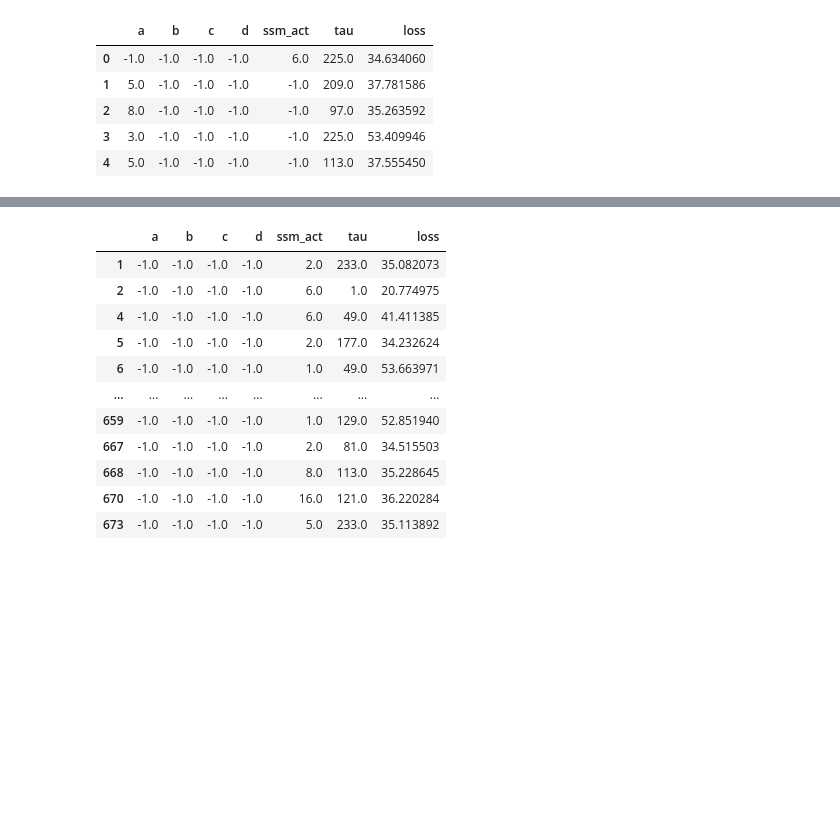
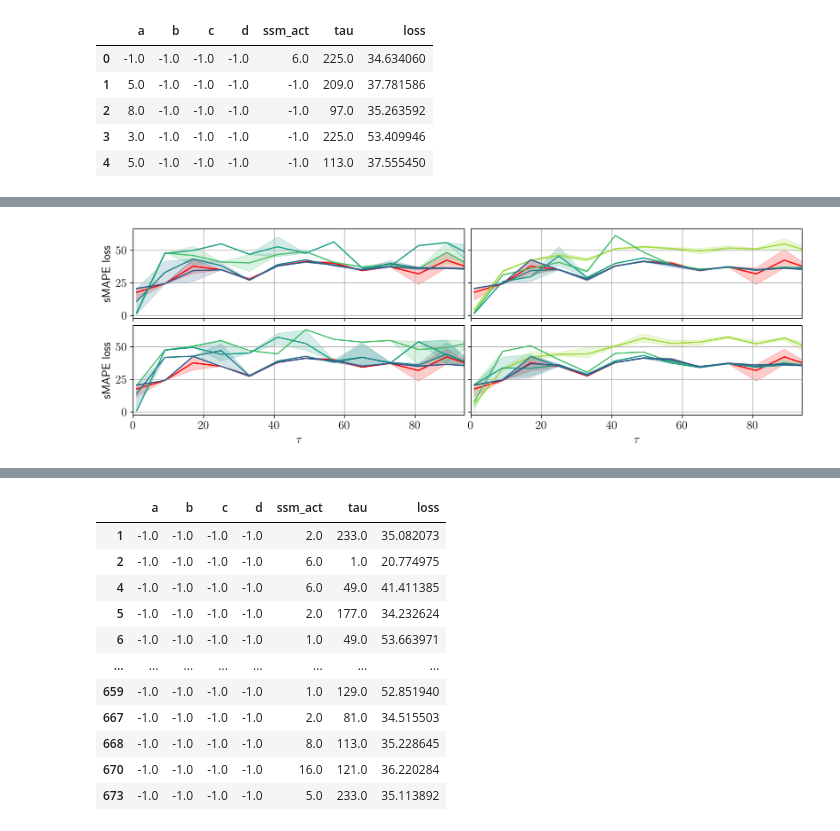
Before and after one commit to kmheckel/Q-S5, a Jupyter notebook: experiments/mackey_glass_plot.ipynb, the cells around one changed output, grey strips where cells are left out. Saved outputs shown, nothing was run; the diff lists cells and outputs as text; code cells hidden in the pictures; blank space fills up the shorter version.

```diff
--- a/experiments/mackey_glass_plot.ipynb
+++ b/experiments/mackey_glass_plot.ipynb
@@ -71,3 +43,61 @@ Text(0, 0.5, 'sMAPE loss')
+# %%
+plt.rcParams.update({
+    "text.usetex": True,
+    "font.family": "sans-serif",
+    "font.sans-serif": "CMU Sans Serif",
+    "font.size": 14
+})
+
+order = [-1, 1, 2, 4, 8, 16]
+# palette = list(sns.color_palette("rocket", 10))
+palette = sns.color_palette("viridis_r", len(order))
+palette = ["red"] + palette[:-1]
+labels = ["fp32"] + order
+f, ((a1, a2), (a3, a4)) = plt.subplots(2, 2, figsize=(12, 4), dpi=300, sharey=True, sharex=True)
+
+# Plot 1: Everything quantized
+ax = a1
+df_all = df[(df["a"] == df["b"]) & (df["b"] == df["c"]) & (df["c"] == df["d"]) & (df["d"] == df["ssm_act"]) & (df["loss"] < 10000)]
+sns.lineplot(df_all, x="tau", y="loss", hue="a", palette=palette, ax=ax, hue_order=order, legend=False)
+# a4.get_legend().set_title("Activation bits")
+# a4.get_legend().texts[0].set_text("fp32")
+# ax.set_title("WxAx$\\Lambda$x")
+
+# Plot 2: A quantized
+ax = a2
+df_a = df[(df["a"] == -1) & (df["b"] == df["c"]) & (df["c"] == df["d"]) & (df["d"] == df["ssm_act"]) & (df["loss"] < 10000)]
+sns.lineplot(df_a, x="tau", y="loss", hue="ssm_act", palette=palette, ax=ax, hue_order=order, legend=False)
+# a3.get_legend().set_title("Activation bits")
+# a3.get_legend().texts[0].set_text("fp32")
+# ax.set_title("WxAf$\\Lambda$x")
+
+# Plot 3: A vs tau
+ax = a3
+df_tau = df[(df["b"] == -1) & (df["d"] == -1)& (df["d"] == -1) & (df["ssm_act"] == -1) & (df["loss"] < 10000)]
+# df_tau = df_tau.groupby(["a", "tau"]).mean().reset_index()
+sns.lineplot(df_tau, x="tau", y="loss", hue="a", palette=palette, ax=ax, hue_order=order, legend=False)
+# a1.get_legend().set_title("A bits")
+# a1.get_legend().texts[0].set_text("fp32")
+# ax.set_title("WfAx$\\Lambda$f")
+
+# Plot 4: Activation vs tau
+ax = a4
+df_act = df[(df["b"] == -1) & (df["d"] == -1)& (df["d"] == -1) & (df["a"] == -1) & (df["loss"] < 10000)]
+sns.lineplot(df_act, x="tau", y="loss", hue="ssm_act", palette=palette, ax=ax, hue_order=order, legend=False)
+# a2.get_legend().set_title("Activation bits")
+# a2.get_legend().texts[0].set_text("fp32")
+# ax.set_title("Activation quantization only")
+
+for a in [a1, a2, a3, a4]:
+  a.set_xlim(0, 94)
+  a.set_ylabel("sMAPE loss")
+  a.set_xlabel(r"$\tau$")
+  a.grid(True)
+
+plt.tight_layout()
+plt.subplots_adjust(hspace=0.08, wspace=0.02)
+# %% [output]
+[figure, added]
 # %%
 df_act = df[(df["b"] == -1) & (df["d"] == -1)& (df["d"] == -1) & (df["a"] == -1) & (df["loss"] < 10000)]
 df_act = df_act.groupby(["tau", "ssm_act"]).mean().reset_index()
```
Also changed, not shown: parts of 3 cells of this notebook, 1 other file.
